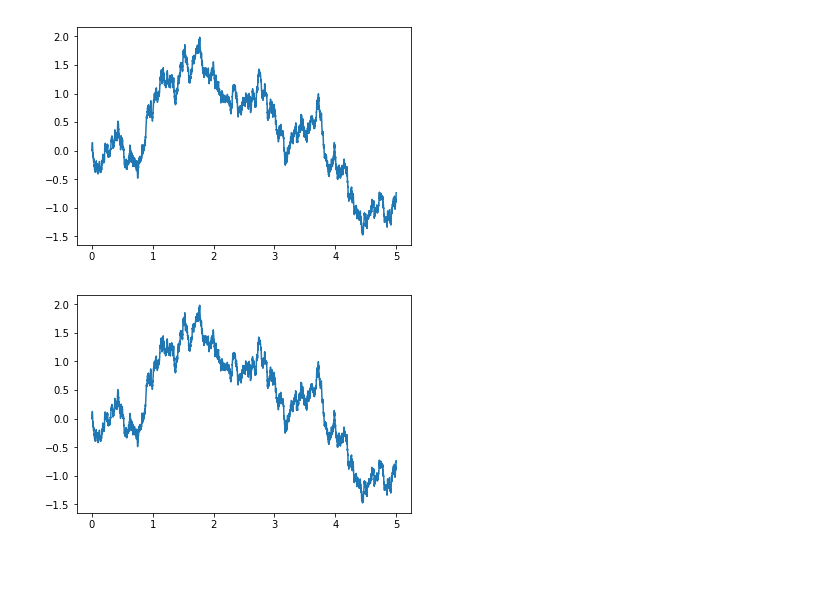
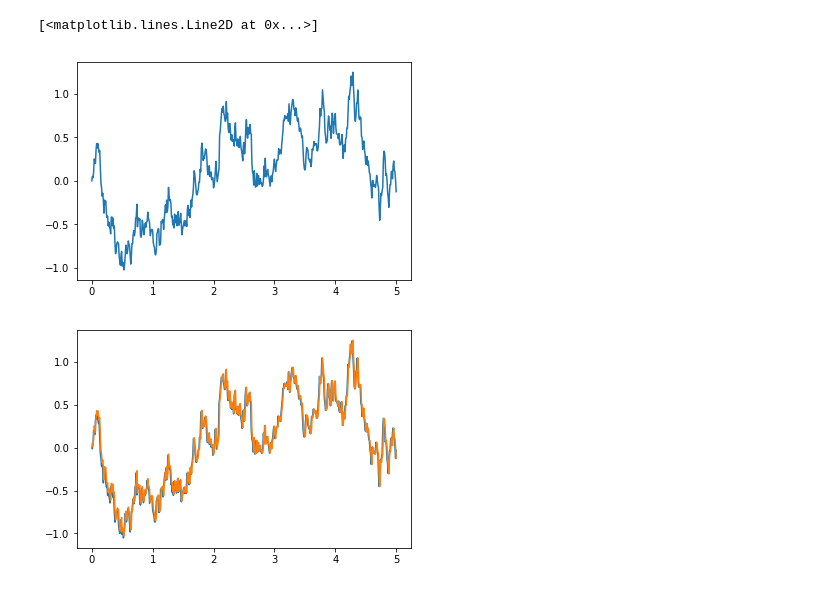
Before and after one commit to thalesians/tsa, a Jupyter notebook: src/jupyter/python/ou.ipynb, the cells around one changed output. Drawn from its saved outputs; the diff is of its cells as text; code cells hidden in the pictures.

```diff
--- a/src/jupyter/python/ou.ipynb
+++ b/src/jupyter/python/ou.ipynb
@@ -16,18 +16,21 @@ rnd.randomstate(np.random.RandomState(seed=42), force=True);
 # %%
 X = proc.OrnsteinUhlenbeckProcess(transition=1., vol=1.)
 # %%
-em = sim.EulerMaruyama(process=X, times=sim.xtimes(start=0., stop=5., step=1E-3))
+em = sim.EulerMaruyama(process=X, times=sim.xtimes(start=0., stop=5., step=.01))
 df = sim.run(em)
-plt.plot(df);
+plt.plot(df)
 # %% [output]
+[<matplotlib.lines.Line2D at 0x...>]
-[figure, old version]
+[figure, new version]
 # %%
 rnd.randomstate(np.random.RandomState(seed=42), force=True);
 x = [0.]
 ts = [0.]; xs = [x]
-for t, v in zip(sim.xtimes(0., 5., 1E-3), rnd.multivatiate_normals(ndim=1)):
+for t, v in zip(sim.xtimes(0., 5., .01), rnd.multivatiate_normals(ndim=1)):
     x = X.propagate(t, v, ts[-1], x)
     ts.append(t); xs.append(x.flatten())
-plt.plot(ts, xs);
+plt.plot(ts, xs)
+plt.plot(df)
+plt.show()
 # %% [output]
-[figure, old version]
+[figure, new version]
```
Also changed, not shown: 4 other files.
